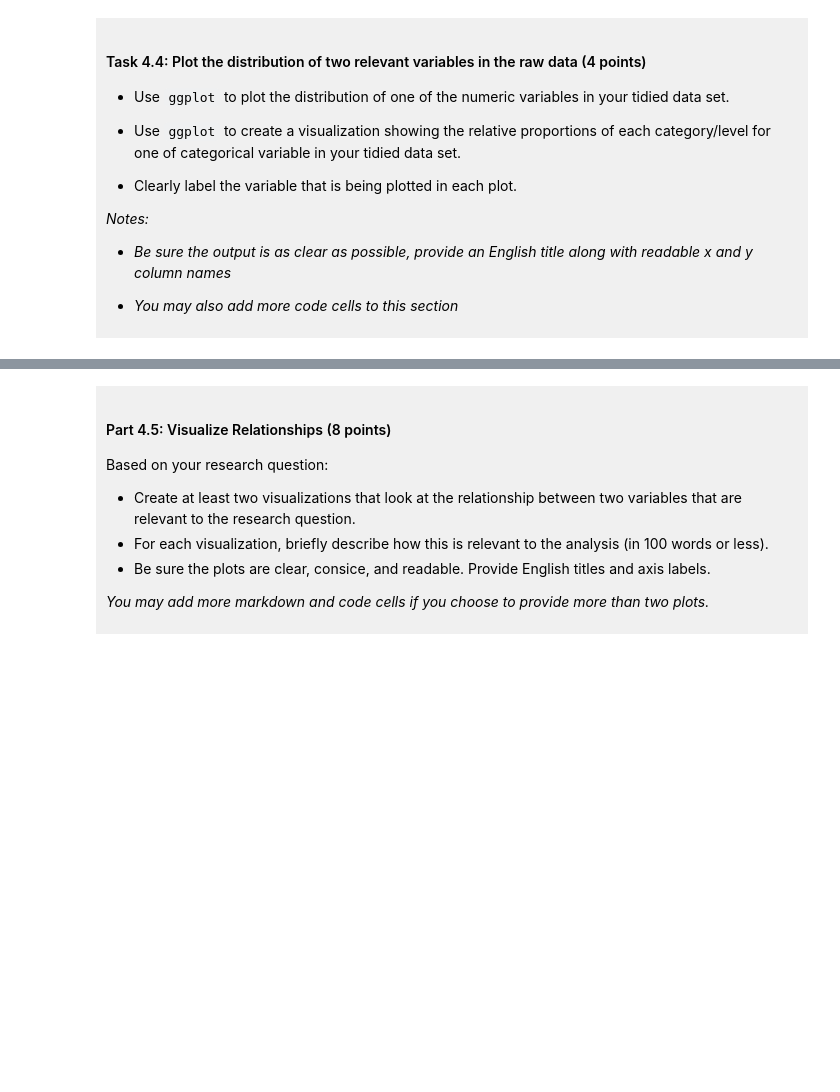
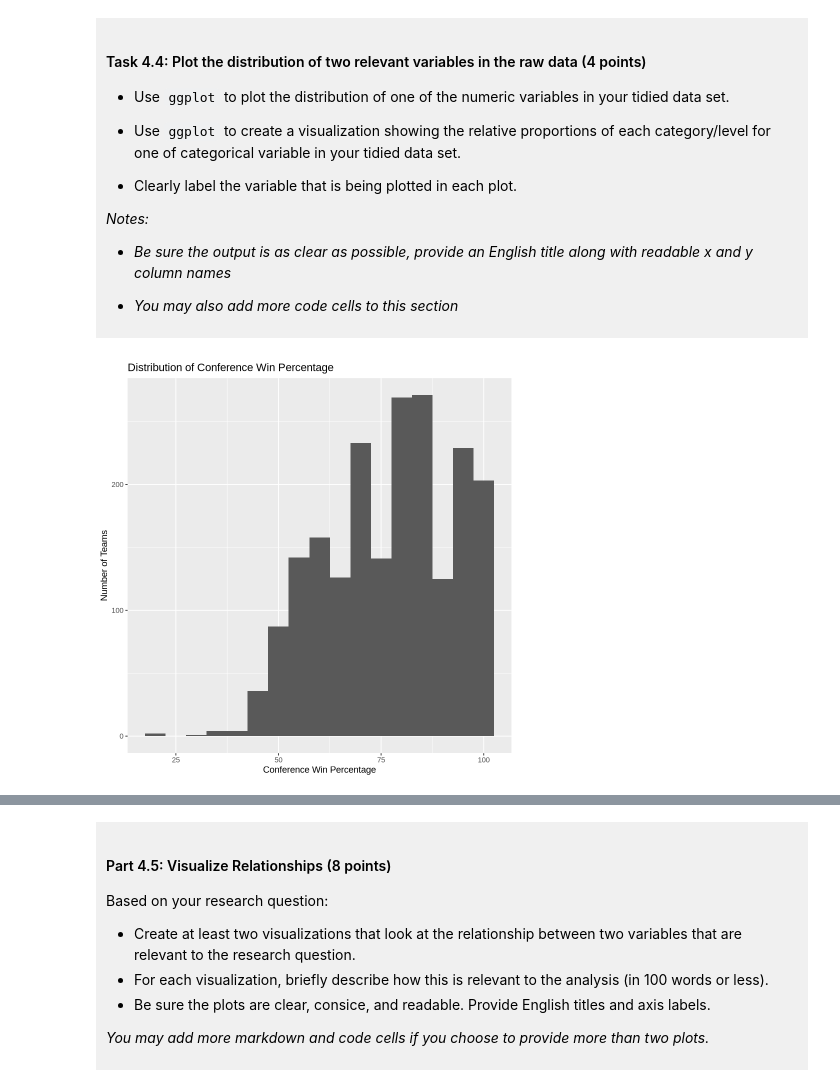
Before and after one commit to c1250645569-web/dsci-100-project-Xianye-Chen, a Jupyter notebook: dsci-100-project-notebook.ipynb, the cells around one changed output, grey strips where cells are left out. Cells and saved outputs as stored; diff of their text form; code cells hidden in the pictures; blank space fills up the shorter version.

```diff
--- a/dsci-100-project-notebook.ipynb
+++ b/dsci-100-project-notebook.ipynb
@@ -313,5 +341,11 @@ You will refine your research question (if needed) and produce a tidy data set.
 
 </div>
 # %%
-### EDIT THIS CODE CELL FOR PLOT 1 ###
+conf_wins_distribution<- march_tidy|>
+    ggplot(aes(x = conf_wins_pct))+
+    geom_histogram(binwidth = 5)+
+    labs(title = "Distribution of Conference Win Percentage",x = "Conference Win Percentage", y = "Number of Teams")
+conf_wins_distribution
+# %% [output]
+[figure, added]
 # %%
```
Also changed, not shown: parts of 9 cells of this notebook.
